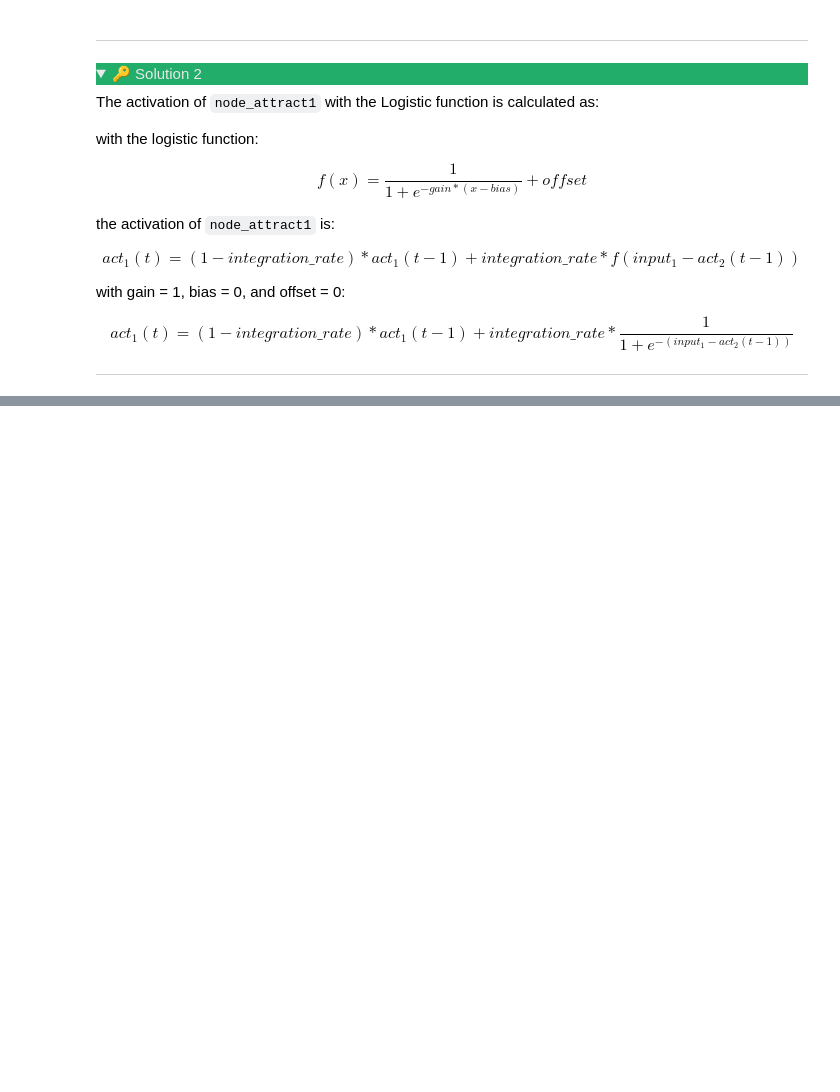
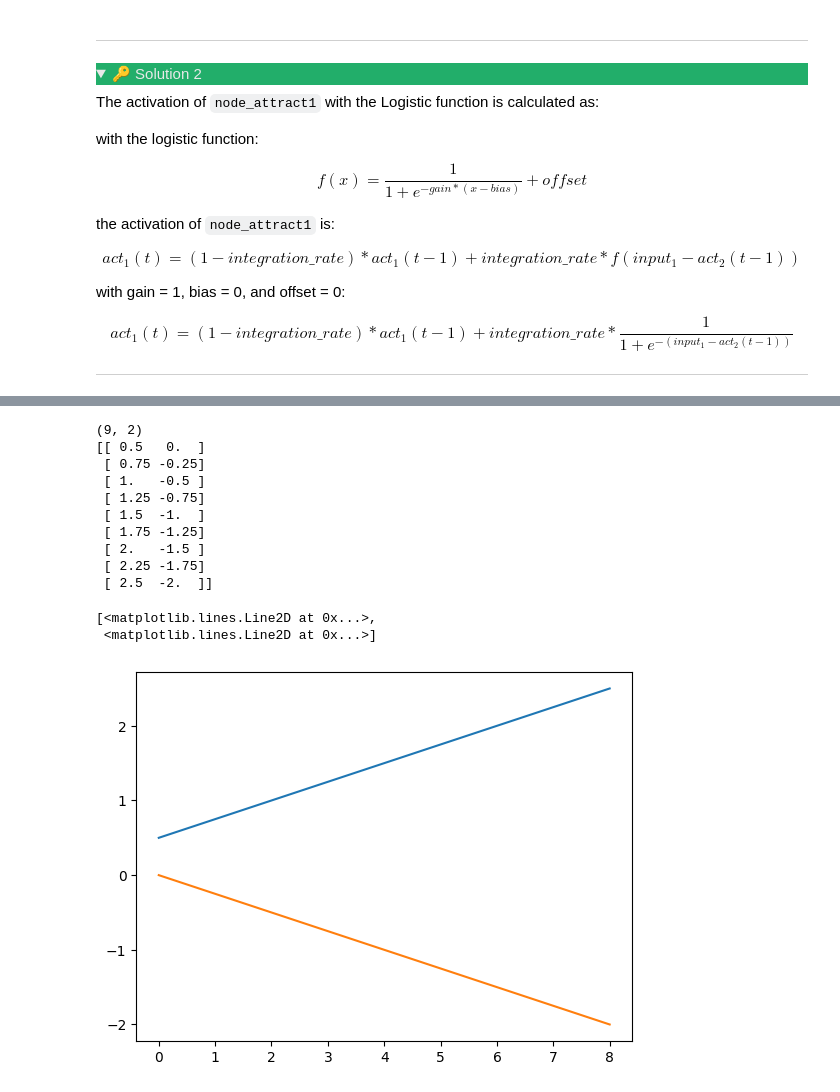
Before and after one commit to younesStrittmatter/502B, a Jupyter notebook: _book_build/content/Dynamics in Perception/notebooks/3 Dynamic Systems and Bistable Perception.ipynb, the cells around one changed output, grey strips where cells are left out. Saved outputs shown, nothing was run; the diff lists cells and outputs as text; code cells hidden in the pictures; folded sections open; blank space fills up the shorter version.

```diff
--- a/_book_build/content/Dynamics in Perception/notebooks/3 Dynamic Systems and Bistable Perception.ipynb
+++ b/_book_build/content/Dynamics in Perception/notebooks/3 Dynamic Systems and Bistable Perception.ipynb
@@ -377,0 +388,34 @@ $$
+# %%
+# Reset the composition ensuring that the results are cleared.
+comp_attract.reset(clear_results=True)
+
+
+input_dict = {
+    node_attract1: # TODO: Add code here
+    node_attract2: # TODO: Add code here
+}
+
+# Execute the composition for a specified number of trials
+comp_attract.run(
+    inputs=input_dict,
+    num_trials=len(input_dict[node_attract1])
+)
+
+# Plot the output
+print(np.shape(np.squeeze(comp_attract.results)))
+print(np.squeeze(comp_attract.results))
+plt.plot(np.squeeze(comp_attract.results))
+# %% [output]
+(9, 2)
+[[ 0.5   0.  ]
+ [ 0.75 -0.25]
+ [ 1.   -0.5 ]
+ [ 1.25 -0.75]
+ [ 1.5  -1.  ]
+ [ 1.75 -1.25]
+ [ 2.   -1.5 ]
+ [ 2.25 -1.75]
+ [ 2.5  -2.  ]]
+[<matplotlib.lines.Line2D at 0x...>,
+ <matplotlib.lines.Line2D at 0x...>]
+[figure, added]
```
Also changed, not shown: parts of 29 cells of this notebook, 5 other files.
